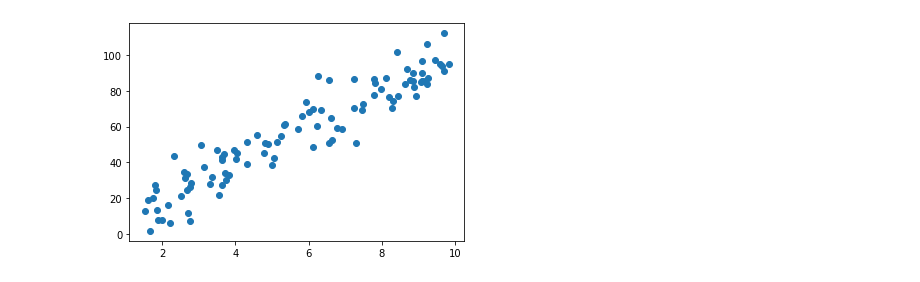
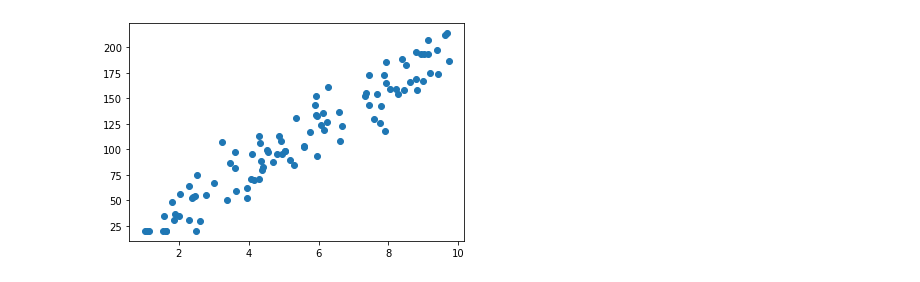
Before and after one commit to pasbury/neg-price-model, a Jupyter notebook: negotiated_price_01.ipynb, the cells around one changed output. Saved outputs shown, nothing was run; the diff lists cells and outputs as text; code cells hidden in the pictures.

```diff
--- a/negotiated_price_01.ipynb
+++ b/negotiated_price_01.ipynb
@@ -13,16 +23,16 @@ pyro.set_rng_seed(101)
 # %%
 # Generate items
 # For now, items described by single attribute - quality
 # Each item has a list price determined by that quality
 num_items = torch.tensor(100)
-item_quality = torch.distributions.Uniform(1, 10).sample([100])
+item_quality = torch.distributions.Uniform(1, 10).sample([num_items])
 #pyro.sample("item_quality", pyro.distributions.Uniform(1, 10).expand([num_items,]))
-list_price = torch.maximum(torch.distributions.Normal(item_quality, torch.tensor(1.0)).sample(),torch.tensor(0.0)) * 10
+list_price = torch.maximum(torch.distributions.Normal(item_quality, torch.tensor(1.0)).sample(),torch.tensor(1.0)) * 20
 plt.scatter(item_quality, list_price)
 mean_quality = torch.mean(item_quality)
 mean_list_price = torch.mean(list_price)
 # %% [output]
-[figure, old version]
+[figure, new version]
 # %%
 # Generate customers
 # Each customer has a view on the value of item quality which determines their willingness to pay
```
Also changed, not shown: parts of 59 cells of this notebook.
